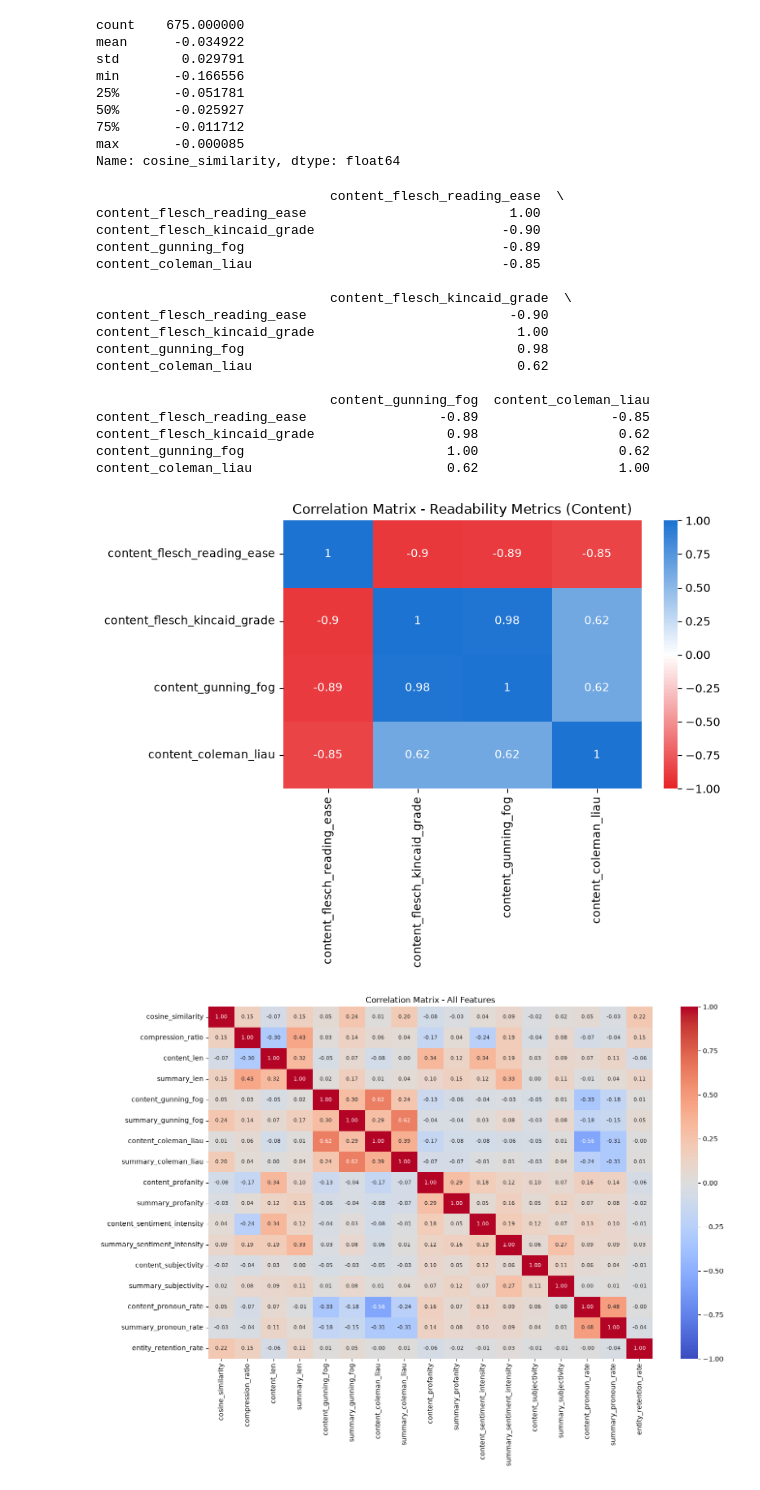
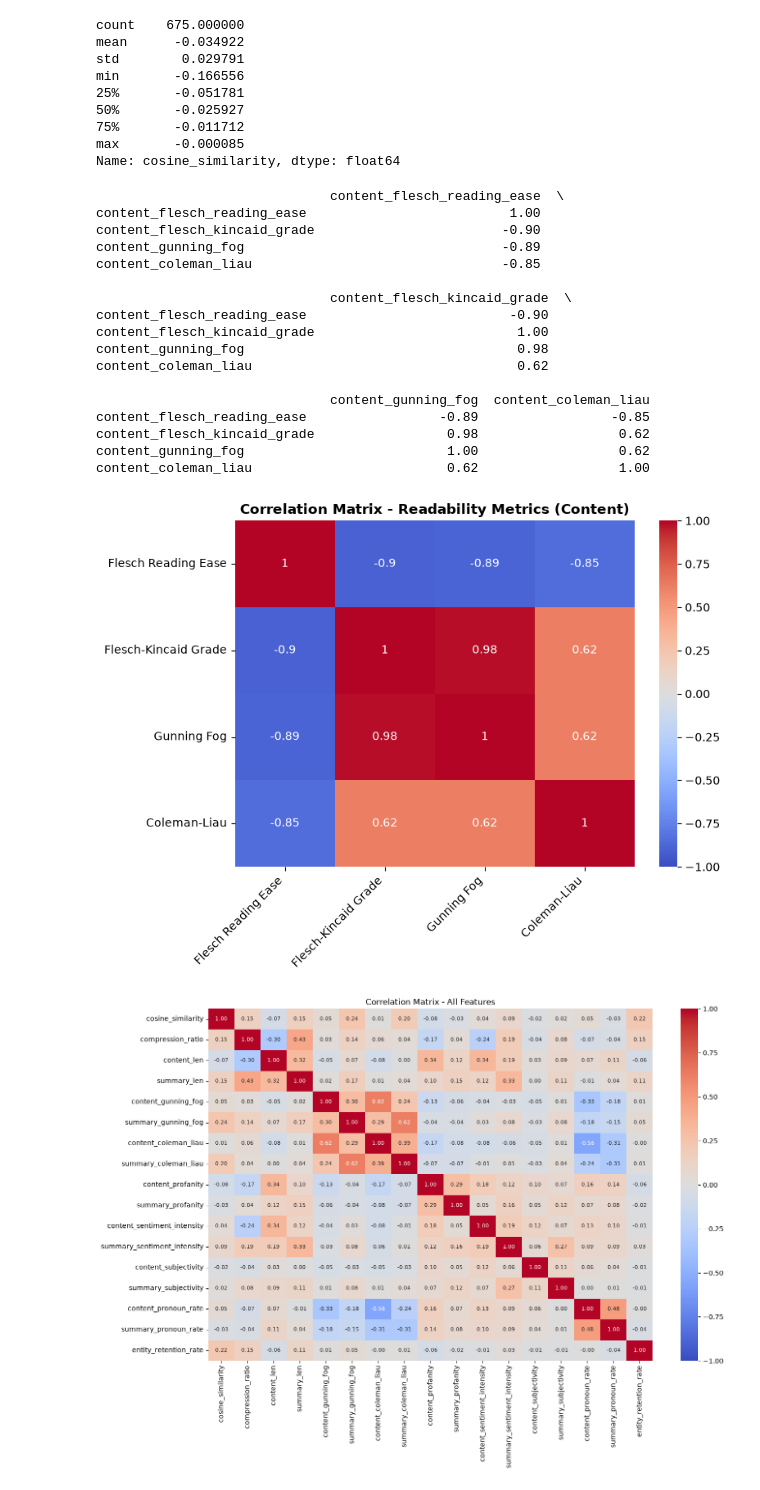
Before and after one commit to LudwigAKunz/docana-project-report, a Jupyter notebook: code/analysis.ipynb, the cells around one changed output. Cells and saved outputs as stored; diff of their text form; code cells hidden in the pictures.

Commit message:
final changes to figures, cleaning up notebooks

```diff
--- a/code/analysis.ipynb
+++ b/code/analysis.ipynb
@@ -155,47 +146,55 @@ min       -0.166556
 max       -0.000085
 Name: cosine_similarity, dtype: float64
 # %%
-# check readability features again and select one
-
 readability_cols = [
     'content_flesch_reading_ease', 'content_flesch_kincaid_grade',
     'content_gunning_fog', 'content_coleman_liau'
 ]
-
 corr_matrix_readability = df[readability_cols].corr().round(2)
 print(corr_matrix_readability)
 
-custom_cmap = LinearSegmentedColormap.from_list(
-    "blue_red_custom",
-    ["#e62327", "white", "#1c73d1"]
+var_labels = [
+    'Flesch Reading Ease',
+    'Flesch-Kincaid Grade',
+    'Gunning Fog',
+    'Coleman-Liau'
+]
+
+plt.figure(figsize=(8, 6))
+ax = sns.heatmap(
+    corr_matrix_readability,
+    annot=True,
+    cmap="coolwarm",
+    vmin=-1, vmax=1,
+    xticklabels=var_labels,
+    yticklabels=var_labels
 )
 
-# Heatmap
-plt.figure(figsize=(8, 6))
-sns.heatmap(corr_matrix_readability, annot=True, cmap=custom_cmap, vmin=-1, vmax=1)
-plt.title('Correlation Matrix - Readability Metrics (Content)')
+ax.set_xticklabels(ax.get_xticklabels(), rotation=45, ha='right')
+
+plt.title('Correlation Matrix - Readability Metrics (Content)', fontweight = "bold")
 plt.tight_layout()
-plt.savefig("../figures/readability_correlation_matrix.png", dpi=150, bbox_inches = 'tight')
+plt.savefig("../figures/readability_correlation_matrix.png", dpi=150, bbox_inches='tight')
 plt.show()
 # %% [output]
                               content_flesch_reading_ease  \
 content_flesch_reading_ease                          1.00
 content_flesch_kincaid_grade                        -0.90
 content_gunning_fog                                 -0.89
 content_coleman_liau                                -0.85
 
                               content_flesch_kincaid_grade  \
 content_flesch_reading_ease                          -0.90
 content_flesch_kincaid_grade                          1.00
 content_gunning_fog                                   0.98
 content_coleman_liau                                  0.62
 
                               content_gunning_fog  content_coleman_liau
 content_flesch_reading_ease                 -0.89                 -0.85
 content_flesch_kincaid_grade                 0.98                  0.62
 content_gunning_fog                          1.00                  0.62
 content_coleman_liau                         0.62                  1.00
-[figure, old version]
+[figure, new version]
 # %%
 # check collinearity of other features
 feature_cols = [
```
Also changed, not shown: parts of 4 cells of this notebook, 5 other files.
